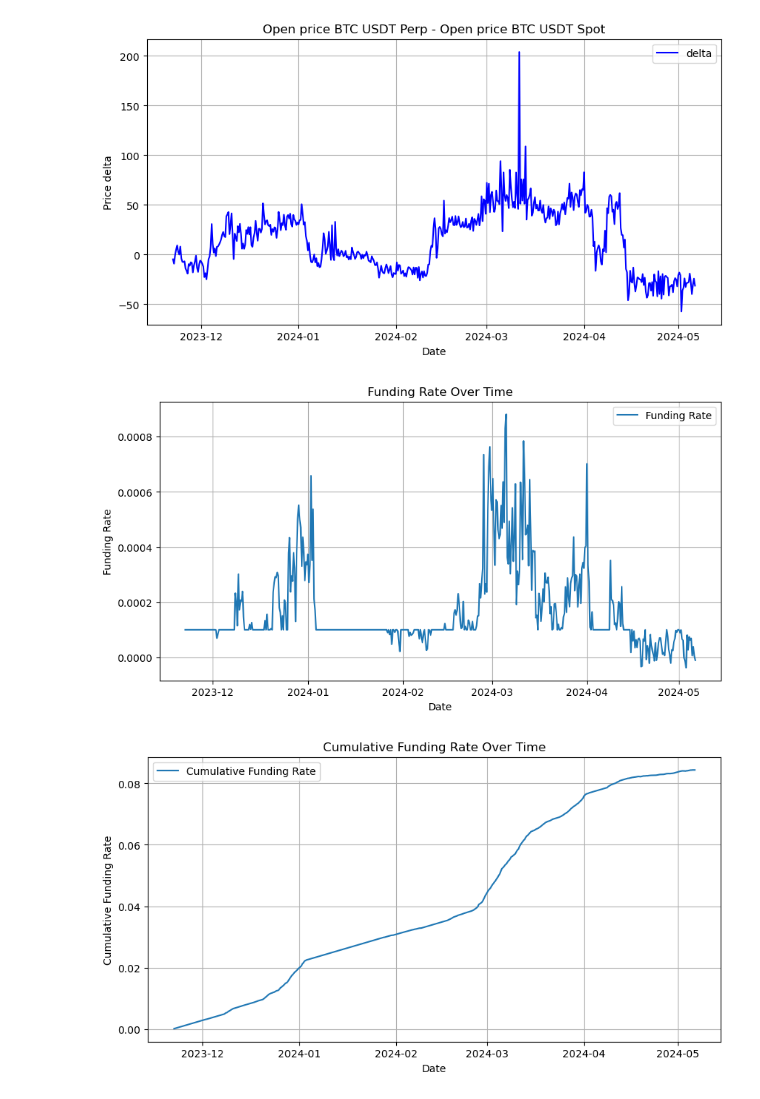
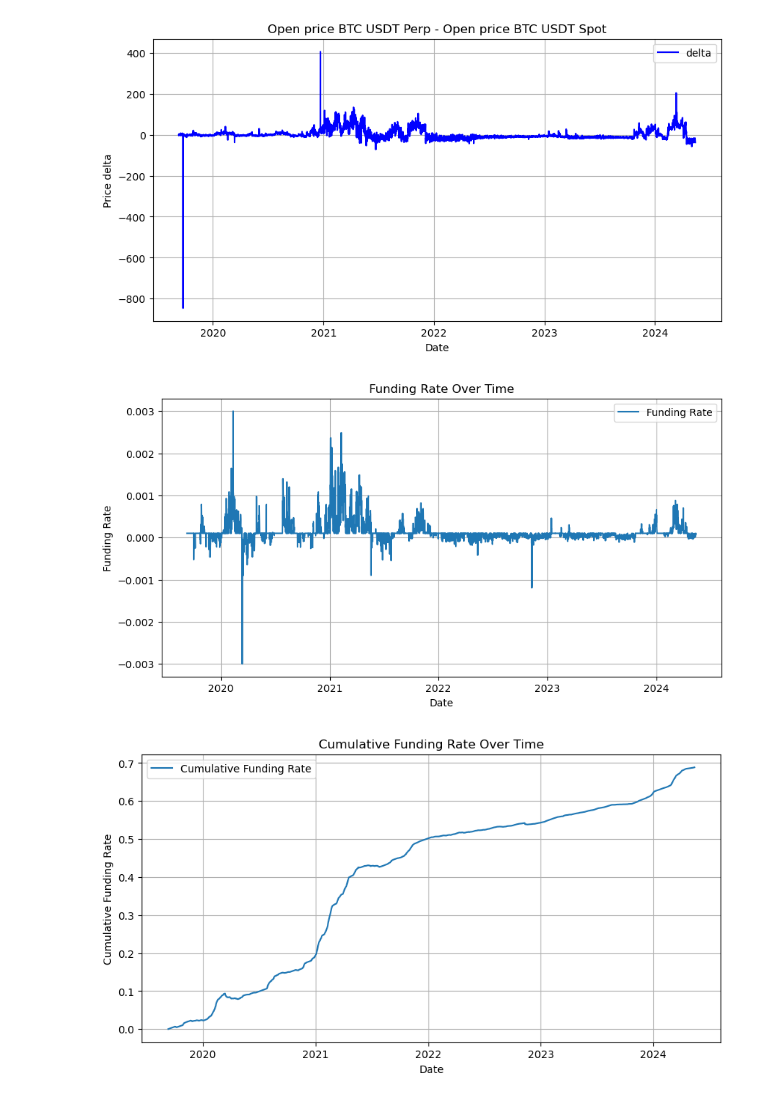
Before and after one commit to Aidasvenc/funding-rate-trading, a Jupyter notebook: Binance.ipynb, the cells around one changed output. Drawn from its saved outputs; the diff is of its cells as text; code cells hidden in the pictures.

Commit message:
plus de data

```diff
--- a/Binance.ipynb
+++ b/Binance.ipynb
@@ -31,0 +11,3 @@ funding_rates
+# %%
+# UNIX timestamp
+start_date = date.date_to_unix('2019-09-10 00:00:00')
@@ -32,9 +67,5 @@ funding_rates
 # %%
-# Convert to DataFrame
-funding_df = pd.DataFrame(funding_rates)
-funding_df['fundingTime'] = pd.to_datetime(funding_df['fundingTime'], unit='ms')
-funding_df['fundingTime']=funding_df['fundingTime'].round('s')
-funding_df.set_index('fundingTime', inplace=True)
+funding_df= all_funding_df
 
 print(funding_df.shape)
 print(funding_df.dtypes)
@@ -196,10 +227,10 @@ data2.describe()
 # %%
-# Plotting Mark prices
+# Plotting BTCUSDT_PERP prices
 plt.figure(figsize=(10, 5))  # Set the figure size as desired
-plt.plot(data2.index, data2['markPrice'],label = 'Mark price')
-plt.title('Mark price')  # Title of the plot
+plt.plot(data2.index, data2['Open BTCUSDT_PERP'],label = 'BTCUSDT_PERP')
+plt.title('BTCUSDT_PERP USDT')  # Title of the plot
 plt.xlabel('Date')  # Label for the x-axis
-plt.ylabel('Mark price')  # Label for the y-axis
+plt.ylabel('BTCUSDT_PERP')  # Label for the y-axis
 plt.grid(True)  # Add gridlines for better readability
 plt.legend()  # Add a legend if necessary
 plt.show()  # Display the plot
@@ -238,4 +269,4 @@ plt.show()  # Display the plot
-[figure, old version]
+[figure, new version]
-[figure, old version]
+[figure, new version]
-[figure, old version]
+[figure, new version]
 # %%
```
Also changed, not shown: parts of 12 cells of this notebook, 3 other files.
